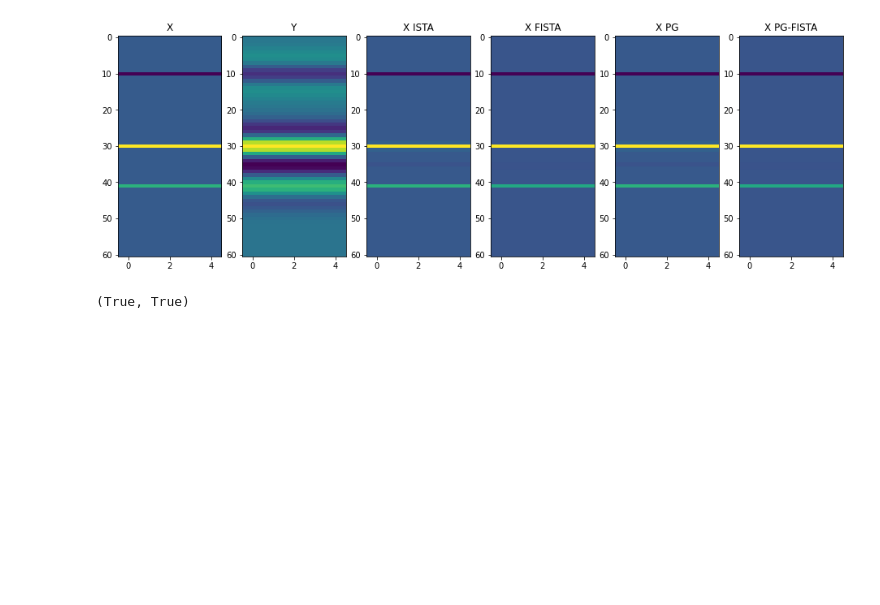
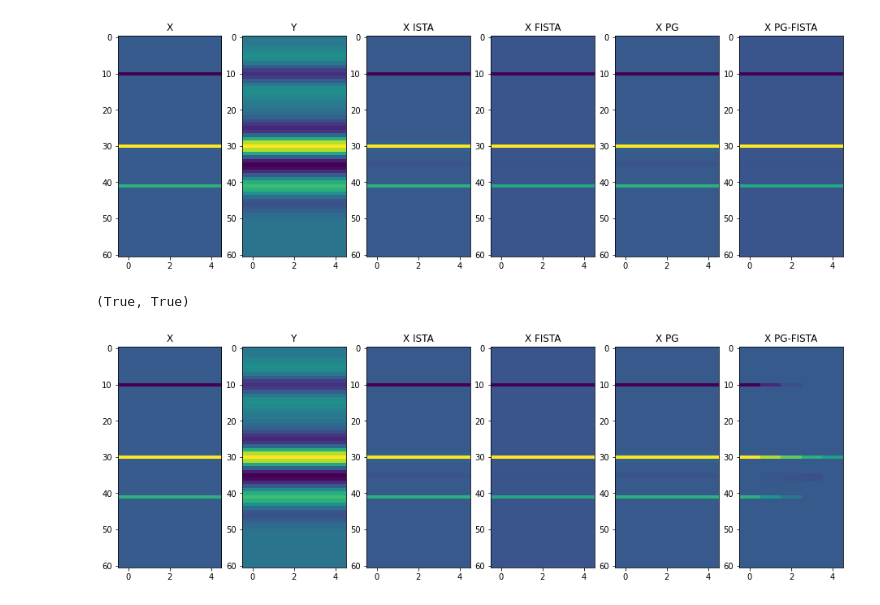
Before and after one commit to PyLops/pylops_notebooks, a Jupyter notebook: pyproximal/ISTA_FISTA_PyLops_PyProx.ipynb, the cells around one changed output. Saved outputs shown, nothing was run; the diff lists cells and outputs as text; code cells hidden in the pictures; blank space fills up the shorter version.

Commit message:
Added example with multiple epsg in ISTA_FISTA_PyLops_PyProx

```diff
--- a/pyproximal/ISTA_FISTA_PyLops_PyProx.ipynb
+++ b/pyproximal/ISTA_FISTA_PyLops_PyProx.ipynb
@@ -278,3 +291,33 @@ axs[5].axis('tight');
 np.allclose(xista,xpg), np.allclose(xfista,xpgfista)
 # %% [output]
 (True, True)
+# %%
+l1 = L1()
+l2 = L2(Op=Cop, b=y)
+epsg = np.linspace(0.1, 10, 5) * 5e-1 * 0.5 # to compensate for 0.5 in ISTA: thresh = eps * alpha * 0.5
+
+xpgfista = AcceleratedProximalGradient(l2, l1, tau=tau, x0=np.zeros((nt, nx)),
+                       epsg=epsg, niter=400, acceleration='fista', show=False)
+
+
+fig, axs = plt.subplots(1, 6, figsize=(16, 5))
+axs[0].imshow(x)
+axs[0].set_title('X')
+axs[0].axis('tight')
+axs[1].imshow(y)
+axs[1].set_title('Y')
+axs[1].axis('tight')
+axs[2].imshow(xista)
+axs[2].set_title('X ISTA')
+axs[2].axis('tight')
+axs[3].imshow(xfista)
+axs[3].set_title('X FISTA')
+axs[3].axis('tight')
+axs[4].imshow(xpg)
+axs[4].set_title('X PG')
+axs[4].axis('tight')
+axs[5].imshow(xpgfista)
+axs[5].set_title('X PG-FISTA')
+axs[5].axis('tight');
+# %% [output]
+[figure, added]
```
Also changed, not shown: parts of 5 cells of this notebook.
